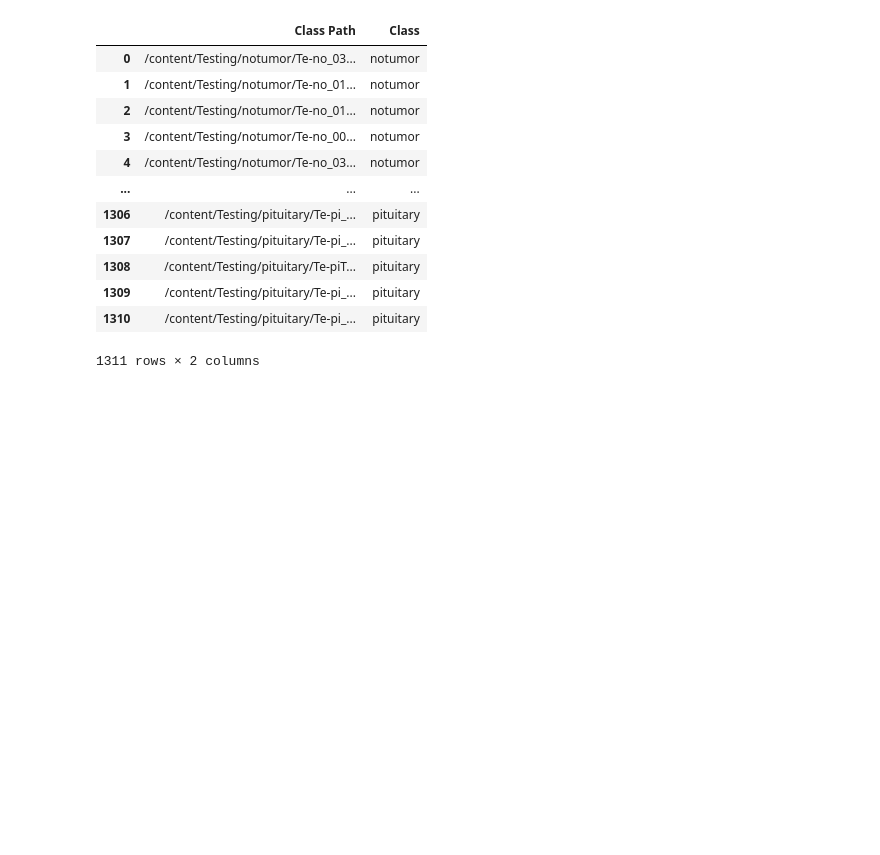
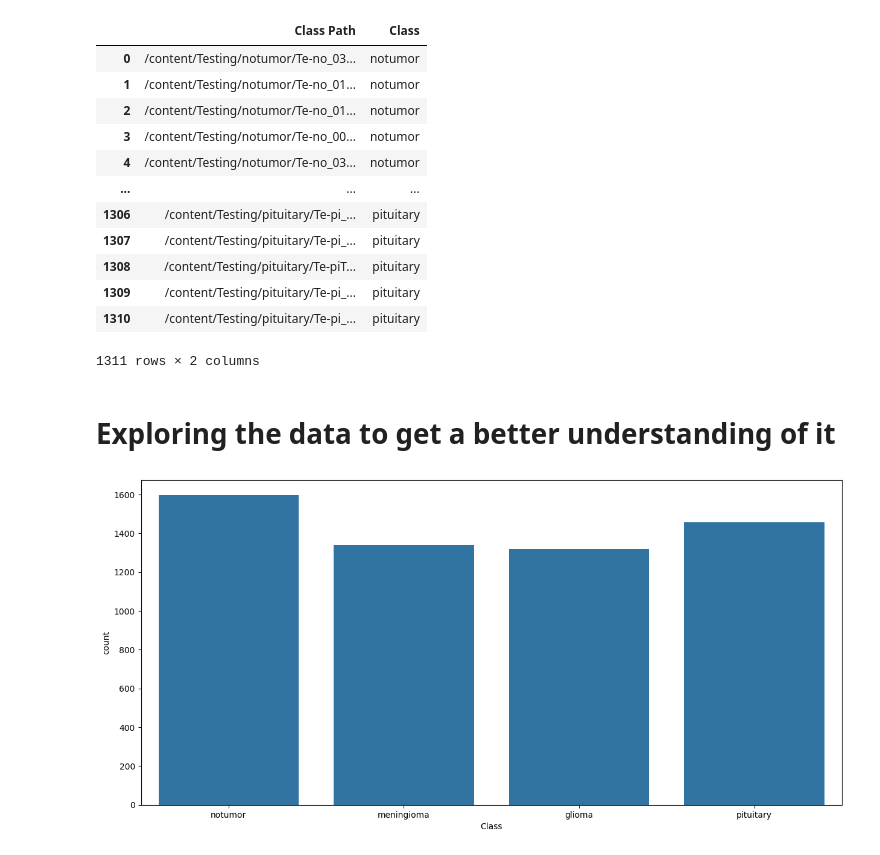
Before and after one commit to gitrlawton/tumor-classification, a Jupyter notebook: tumor_classification_notebook.ipynb, the cells around one changed output. Saved outputs shown, nothing was run; the diff lists cells and outputs as text; code cells hidden in the pictures; blank space fills up the shorter version.

```diff
--- a/tumor_classification_notebook.ipynb
+++ b/tumor_classification_notebook.ipynb
@@ -81,3 +78,11 @@ ts_df
 | 1309 | /content/Testing/pituitary/Te-pi_... | pituitary |
 | 1310 | /content/Testing/pituitary/Te-pi_... | pituitary |
 1311 rows × 2 columns
+# %% [markdown]
+# Exploring the data to get a better understanding of it
+# %%
+# Plot the different types of tumors and how many of each there are in the training data set.
+plt.figure(figsize=(15, 7))
+ax = sns.countplot(data=tr_df, x=tr_df["Class"])
+# %% [output]
+[figure, added]
```
Also changed, not shown: parts of 14 cells of this notebook.
